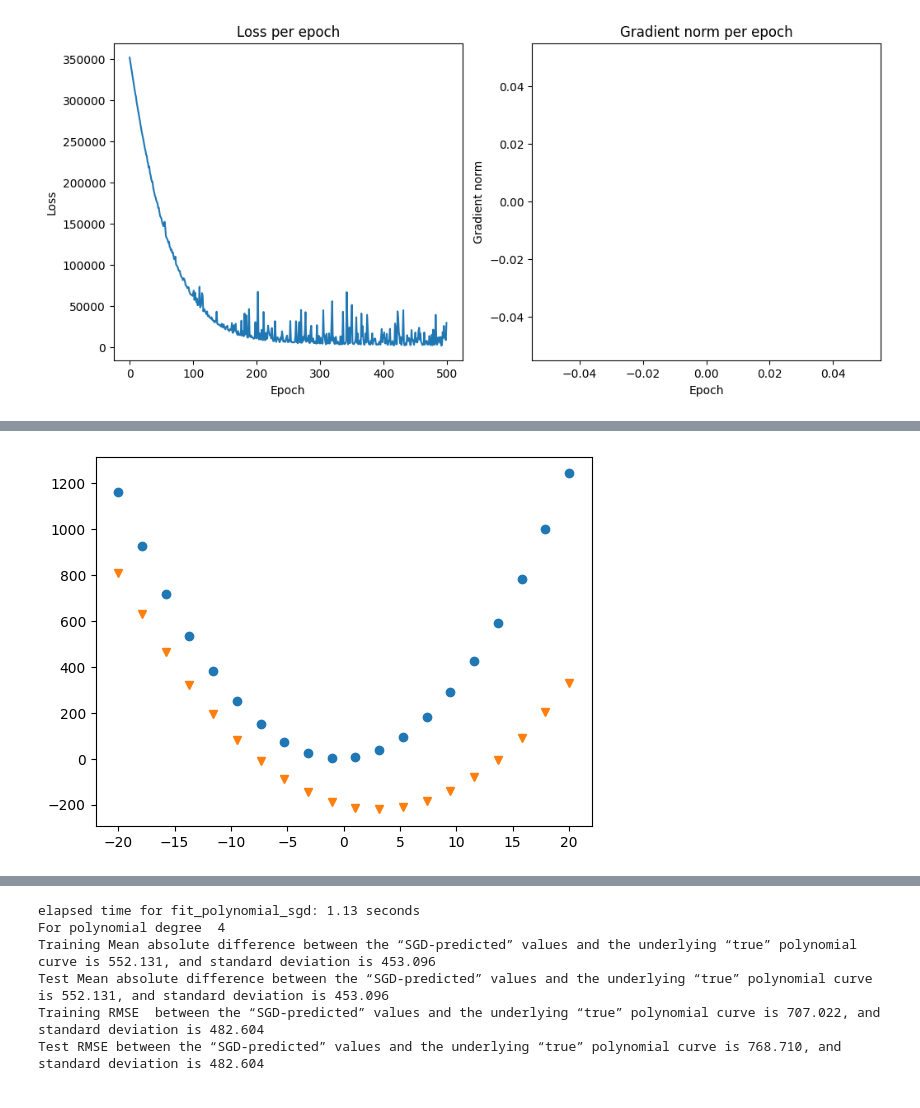
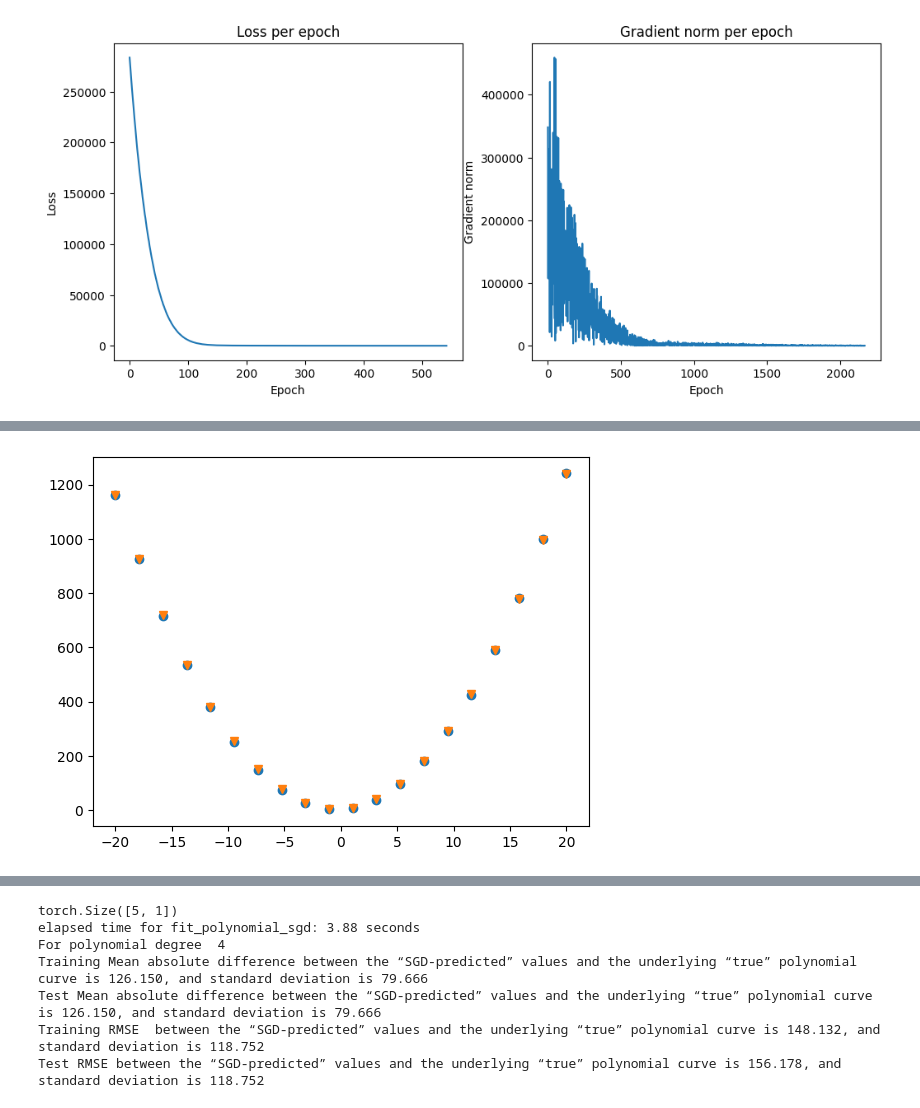
Before and after one commit to marcali/ADL, a Jupyter notebook: src/task1/task.ipynb, the cells around one changed output, grey strips where cells are left out. Cells and saved outputs as stored; diff of their text form; code cells hidden in the pictures.

```diff
--- a/src/task1/task.ipynb
+++ b/src/task1/task.ipynb
@@ -53,21 +48,17 @@ def fit_polynomial_ls(x, t, M):
 
     return w.view(-1)
 
-def fit_polynomial_sgd(x, t, M = 0, lr=1, miniBatchSize=10, print_freq=100, N_epochs=500):
+def fit_polynomial_sgd(x, t, M = 0, lr=1e-2, miniBatchSize=5, print_freq=100, N_epochs=1000):
+    #initialise weights to 1
 
     x = x.view(-1, 1)
     t = t.view(-1, 1)
     pow_of_x = x**torch.arange(M + 1).view(1, -1)
-    x_mean = pow_of_x.mean(dim=0)
-    x_std = pow_of_x.std(dim=0)
-    #pow_of_x = (pow_of_x - x_mean) / x_std
+    weights = torch.rand(M + 1, 1, requires_grad=True)
 
-    model = torch.nn.Linear(M + 1, 1, bias=False)
     #print('weights ', model.weight.data)
     #change to sgd
-    opt = torch.optim.Adam(model.parameters(), lr = lr)
-    #opt = torch.optim.SGD(model.parameters(), lr=lr, momentum=0.9)
-    #opt = torch.optim.RMSprop(model.parameters(), lr=lr)
+    opt = torch.optim.Adam([weights], lr = lr)
     dataset = TensorDataset(pow_of_x, t)
     loader = DataLoader(dataset, batch_size=miniBatchSize, shuffle=True)
     mse_loss =  torch.nn.MSELoss()
@@ -75,20 +66,24 @@ def fit_polynomial_sgd(x, t, M = 0, lr=1, miniBatchSize=10, print_freq=100, N_ep
     num_batches = 0
     min_loss = torch.inf
     loss_diff_threshold = 1e-2
-    max_norm = 1.0
     losses = []
     grad_norms = []
 
     for epoch in range(N_epochs):
         for batch_x, batch_t in loader:
             #normalize batch x
-            batch_x = (batch_x - batch_x.mean())/batch_x.std()
+            #batch_x = (batch_x - batch_x.mean())/batch_x.std()
+            #check if this is supposed to be after step
             opt.zero_grad()
-            batch_y = model(batch_x)
+            #used wights multiplication wirg batch x to do the prediction
+            batch_y = batch_x@weights
             #print('output',  batch_y)
             #mean square loss
             loss = mse_loss(batch_y, batch_t)
             loss.backward()
+            #TODO: for plotting only
+            grad_norms.append(weights.grad.norm().item())
+
             #torch.nn.utils.clip_grad_value_(model.parameters(), 1)
             total_loss += loss.item()
             num_batches += 1
@@ -125,7 +120,7 @@ def fit_polynomial_sgd(x, t, M = 0, lr=1, miniBatchSize=10, print_freq=100, N_ep
     plt.ylabel('Gradient norm')
     plt.show()
 
-    return model.weight.data.view(-1)
+    return weights.detach()
 
 def descr_stat(powers_of_x, M):
     print("Descriptive Statistics for Polynomial Features")
@@ -247,18 +218,18 @@ Test  Mean difference between “LS-predicted” values and the underlying “tr
 #  Report, using printed messages, the mean (and standard deviation) in difference between the
 # “SGD-predicted” values and the underlying “true” polynomial curve
 # Normalize x_train and x_test
-x_train_norm = (x_train - x_train.mean()) / x_train.std()
-x_test_norm = (x_test - x_test.mean()) / x_test.std()
+
 for i, m in enumerate(M):
     t0 = time.time()
-    w_hat_opimized = fit_polynomial_sgd(x_train, t_train, m.item()).unsqueeze(1)
+    w_hat_opimized = fit_polynomial_sgd(x_train, t_train, m.item())
+    print(w_hat_opimized.shape)
     t1 = time.time()
     print("elapsed time for fit_polynomial_sgd: %.2f seconds" % (t1-t0))
     #training
-    pred_train_opt = polynomial_fun(w_hat_opimized, x_train_norm).squeeze()
+    pred_train_opt = polynomial_fun(w_hat_opimized, x_train).squeeze()
 
     #test
-    pred_test_opt = polynomial_fun(w_hat_opimized, x_test_norm).squeeze()
+    pred_test_opt = polynomial_fun(w_hat_opimized, x_test).squeeze()
 
     #TODO: remove all plots
     fig, ax = plt.subplots()
@@ -286,4 +257,8 @@ for i, m in enumerate(M):
 #0-15 for M 2, 3
 #15-30 M 4
 #loss approaching 0
+
+#preload polynomial
+#learn what the best M is, do polynomial up tp 10 th degree,
+#assign each degree learnable probability of thebing ignored, each probability of ebing dropped out
 # %% [output]
@@ -295 +271 @@ epoch 500 loss 29190.0078125
-[figure, old version]
+[figure, new version]
@@ -307 +289 @@ epoch 500 loss 269001.125
-[figure, old version]
+[figure, new version]
@@ -322,6 +310,7 @@ epoch 500 loss 13285.35693359375
-elapsed time for fit_polynomial_sgd: 1.13 seconds
+torch.Size([5, 1])
+elapsed time for fit_polynomial_sgd: 3.88 seconds
 For polynomial degree  4
-Training Mean absolute difference between the “SGD-predicted” values and the underlying “true” polynomial curve is 552.131, and standard deviation is 453.096
-Test Mean absolute difference between the “SGD-predicted” values and the underlying “true” polynomial curve is 552.131, and standard deviation is 453.096
-Training RMSE  between the “SGD-predicted” values and the underlying “true” polynomial curve is 707.022, and standard deviation is 482.604
-Test RMSE between the “SGD-predicted” values and the underlying “true” polynomial curve is 768.710, and standard deviation is 482.604
+Training Mean absolute difference between the “SGD-predicted” values and the underlying “true” polynomial curve is 126.150, and standard deviation is 79.666
+Test Mean absolute difference between the “SGD-predicted” values and the underlying “true” polynomial curve is 126.150, and standard deviation is 79.666
+Training RMSE  between the “SGD-predicted” values and the underlying “true” polynomial curve is 148.132, and standard deviation is 118.752
+Test RMSE between the “SGD-predicted” values and the underlying “true” polynomial curve is 156.178, and standard deviation is 118.752
```
Also changed, not shown: parts of 6 cells of this notebook, 2 other files.
